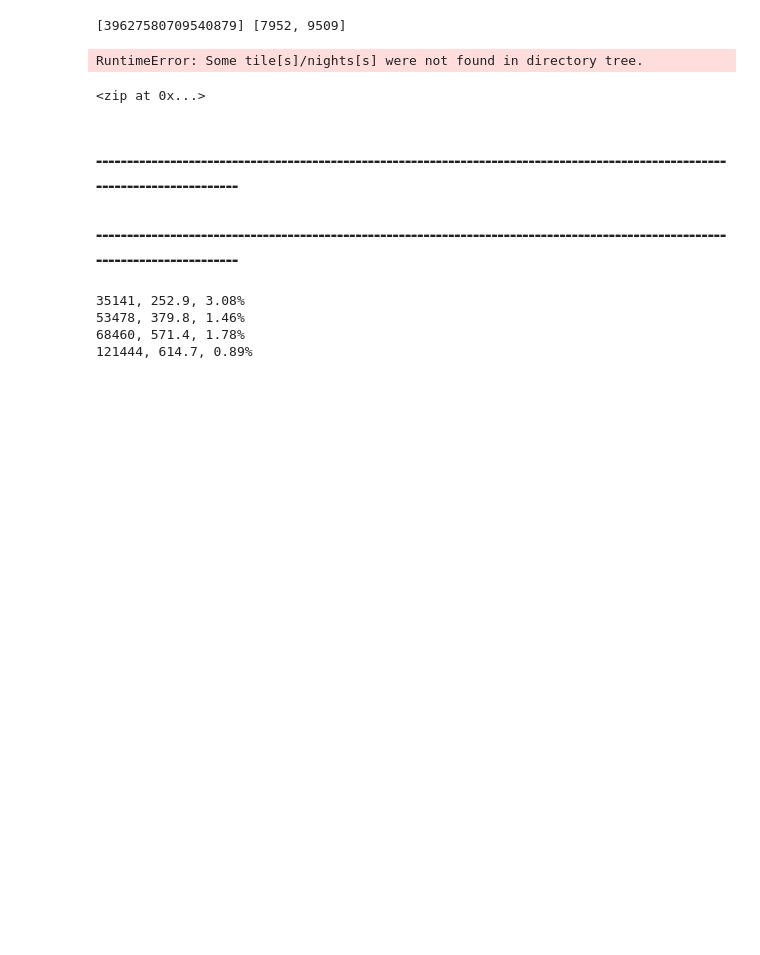
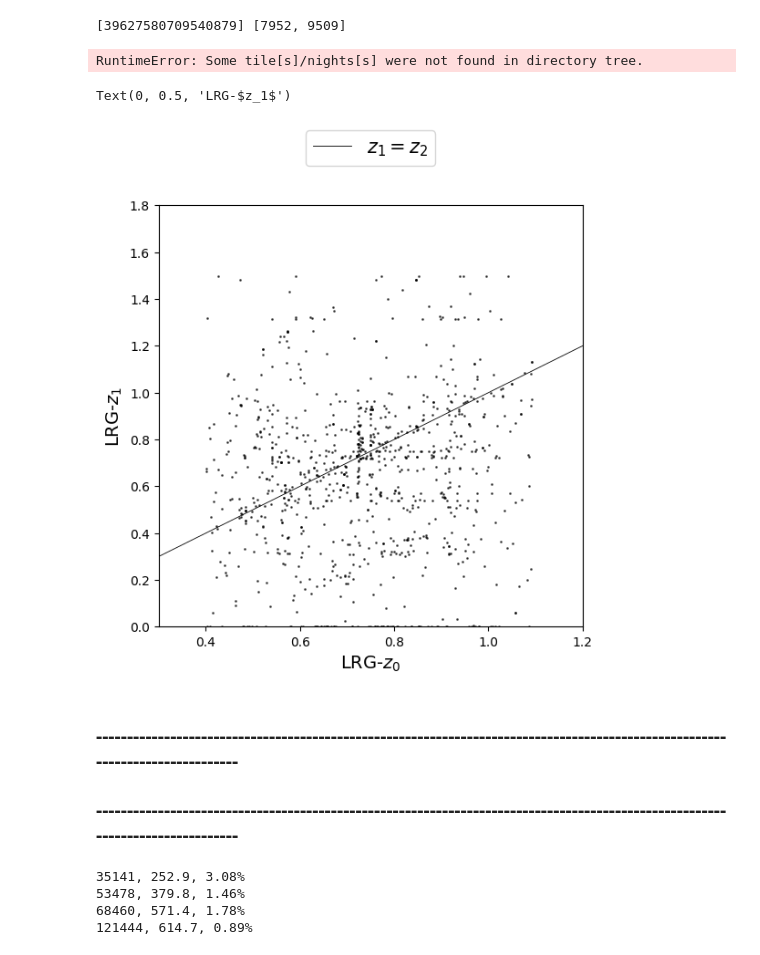
Before and after one commit to ShengyuHE/desi_y3_redshift_errors, a Jupyter notebook: main/repeat_obs/notebooks/line_confusions.ipynb, the cells around one changed output. Drawn from its saved outputs; the diff is of its cells as text; code cells hidden in the pictures; blank space fills up the shorter version.

```diff
--- a/main/repeat_obs/notebooks/line_confusions.ipynb
+++ b/main/repeat_obs/notebooks/line_confusions.ipynb
@@ -260,9 +301,38 @@ viewer.plotspectra(spectra, zcatalog=zcat, redrock_cat=rrcat, notebook=True,
 [39627580709540879] [7952, 9509]
 RuntimeError: Some tile[s]/nights[s] were not found in directory tree.
 # %%
-zip(*one_sample)
+tracer = 'LRG'
+(zmin, zmax) = REDSHIFT_OVERALL[tracer]
+d = generate_dz(tracer, zmin, zmax)
+
+fig = plt.figure(figsize = (6, 6))
+cthr = 1000
+sel      = np.full(len(d),True)
+zrange = np.linspace(zmin-0.1, zmax+0.1, 10)
+d = generate_dz(tracer, zmin, zmax)
+dv =  (d['Z2']-d['Z1'])/(1+d['Z1'])*c
+d = d[abs(dv)>cthr]
+
+plt.plot(zrange, zrange, color='black', lw=0.6, label =r'$z_1=z_2$')
+plt.plot(d["Z1"],d["Z2"],'.',markersize=2,color='k',alpha=0.6)
+# for value in [1.4]:
+    # plt.axhline(value, color='red', lw=0.6, ls='--', label = r'potential sky residual $z\approx1.4$')
+    # plt.axvline(value, color='red', lw=0.6, ls='--')
+# for value in [zmin, zmax]:
+    # plt.axvline(value, color='grey', lw=0.6, ls='-')
+    # plt.axhline(value, color='grey', lw=0.6, ls='-')
+plt.legend(loc='upper center', bbox_to_anchor=(0.5, 1.2), fontsize=15, ncol=1,)
+plt.xlim(zrange.min(), zrange.max())
+plt.ylim(0,1.8)
+plt.xlabel('LRG-$z_0$', fontsize=14)
+plt.ylabel('LRG-$z_1$', fontsize=14)
+# plt.title(
+    # f'repeats-QSO-z{zmin}-{zmax}\n'
+    # f'RMS(dv<10000)={np.sqrt(np.mean(dv_smear ** 2)):.1f} km/s, fc = {fc*100:.2f}%'
+# )
 # %% [output]
-<zip at 0x...>
+Text(0, 0.5, 'LRG-$z_1$')
+[figure, added]
 # %% [markdown]
 ### -----------------------------------------------------------------------------------------------------------------------------
 ### -----------------------------------------------------------------------------------------------------------------------------
```
Also changed, not shown: parts of 8 cells of this notebook, 8 other files.
